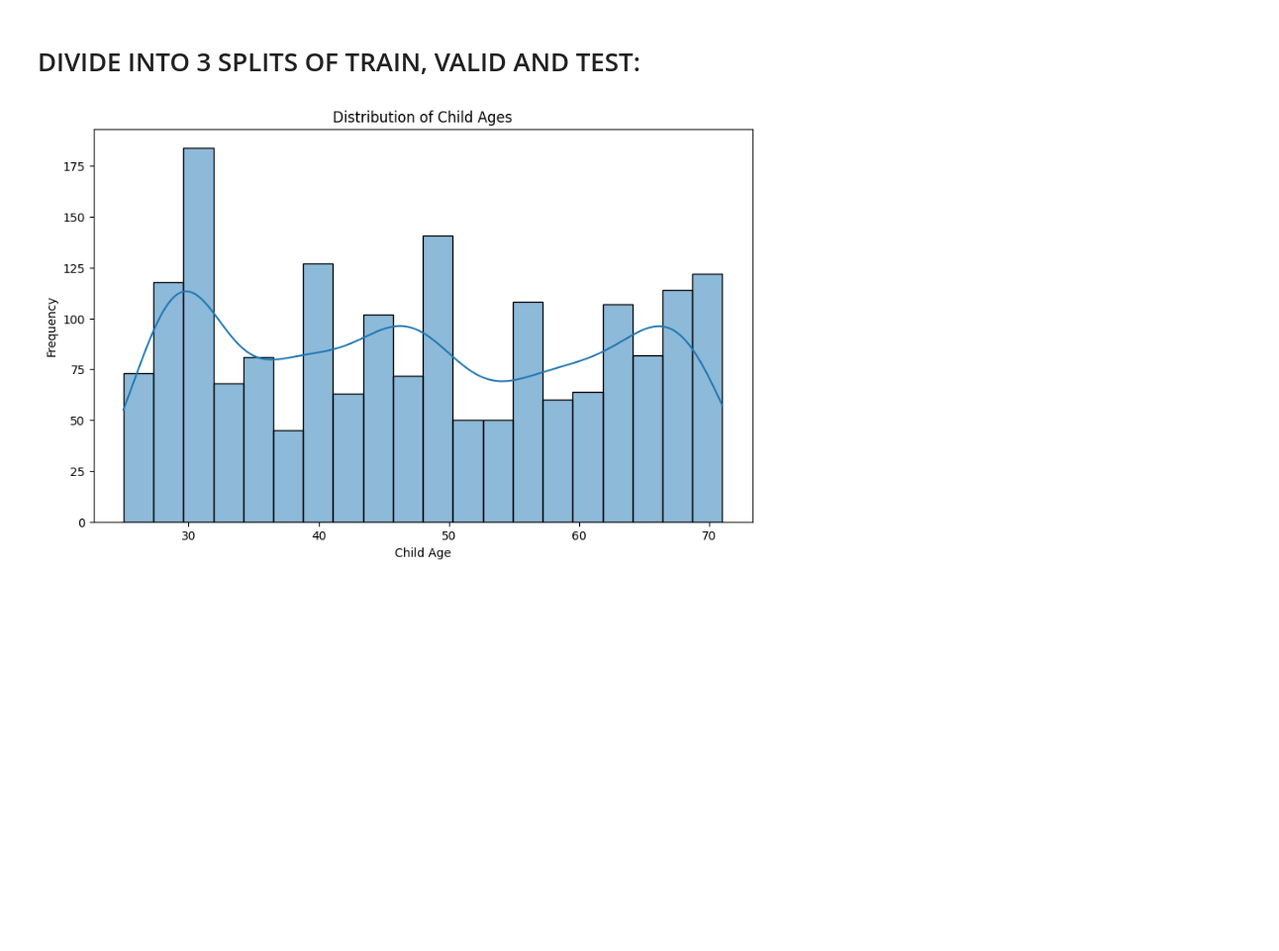
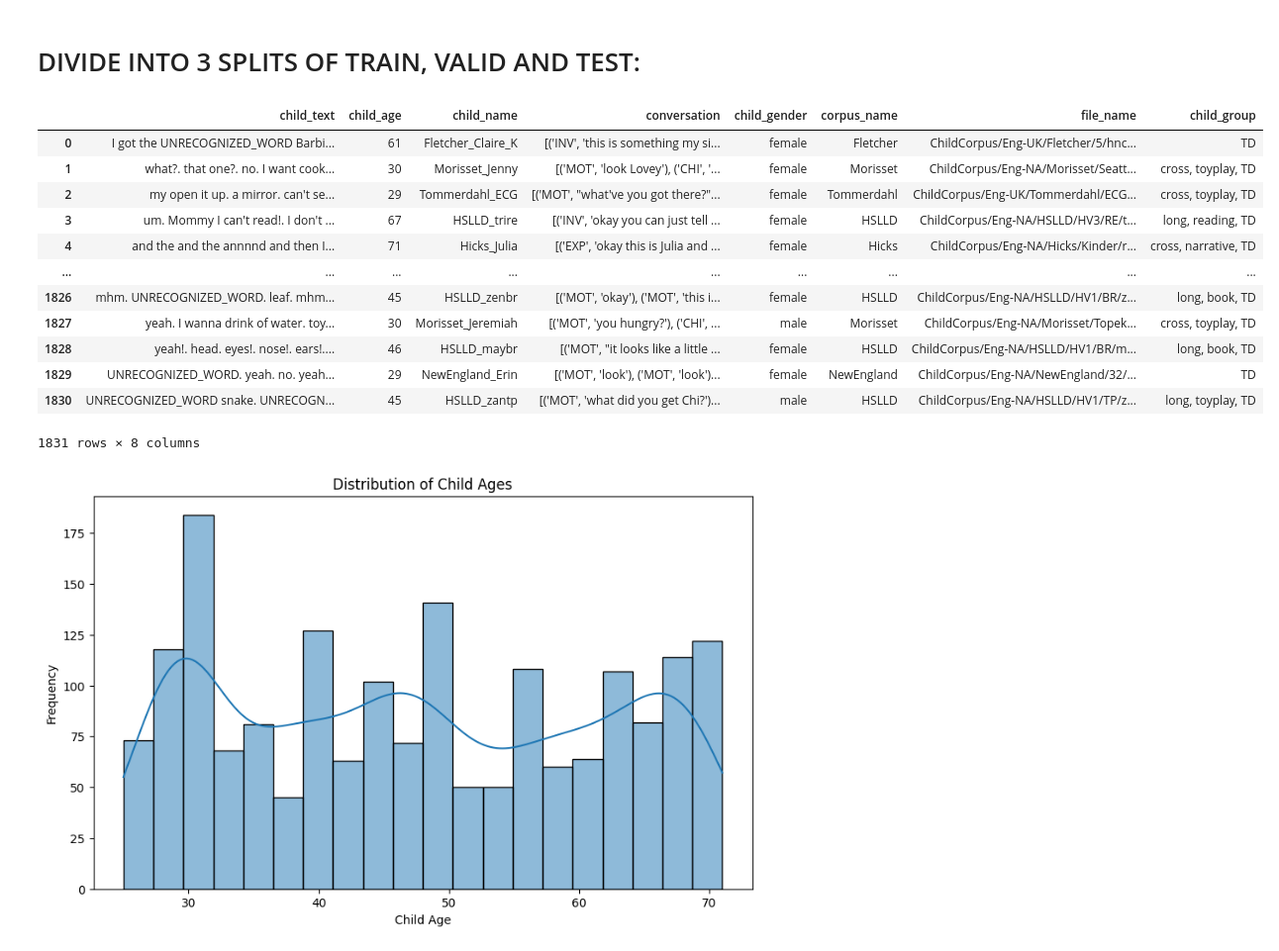
Before and after one commit to freida20git/child-age-classification, a Jupyter notebook: splits.ipynb, the cells around one changed output. Shown: that part at 99% size. Cells and saved outputs as stored; diff of their text form; code cells hidden in the pictures; blank space fills up the shorter version.

```diff
--- a/splits.ipynb
+++ b/splits.ipynb
@@ -23,7 +23,23 @@ Mounted at /content/drive
 # %% [markdown]
 # DIVIDE INTO 3 SPLITS OF TRAIN, VALID AND TEST:
 # %%
-file_path = '/content/drive/MyDrive/age classification/data_llm.csv'
+file_path = '/content/drive/MyDrive/age classification/clean_kids_Dataset_Ver01_childtext_and_age_forFreida_MORE_COLs - clean_kids_Dataset_Ver01_childtext_and_age_forFreida_MORE_COLs.csv'
 df = pd.read_csv(file_path)
+# %%
+df
+# %% [output]
+|  | child_text | child_age | child_name | conversation | child_gender | corpus_name | file_name | child_group |
+| 0 | I got the UNRECOGNIZED_WORD Barbi... | 61 | Fletcher_Claire_K | [('INV', 'this is something my si... | female | Fletcher | ChildCorpus/Eng-UK/Fletcher/5/hnc... | TD |
+| 1 | what?. that one?. no. I want cook... | 30 | Morisset_Jenny | [('MOT', 'look Lovey'), ('CHI', '... | female | Morisset | ChildCorpus/Eng-NA/Morisset/Seatt... | cross, toyplay, TD |
+| 2 | my open it up. a mirror. can't se... | 29 | Tommerdahl_ECG | [('MOT', "what've you got there?"... | female | Tommerdahl | ChildCorpus/Eng-UK/Tommerdahl/ECG... | cross, toyplay, TD |
+| 3 | um. Mommy I can't read!. I don't ... | 67 | HSLLD_trire | [('INV', 'okay you can just tell ... | female | HSLLD | ChildCorpus/Eng-NA/HSLLD/HV3/RE/t... | long, reading, TD |
+| 4 | and the and the annnnd and then I... | 71 | Hicks_Julia | [('EXP', 'okay this is Julia and ... | female | Hicks | ChildCorpus/Eng-NA/Hicks/Kinder/r... | cross, narrative, TD |
+| ... | ... | ... | ... | ... | ... | ... | ... | ... |
+| 1826 | mhm. UNRECOGNIZED_WORD. leaf. mhm... | 45 | HSLLD_zenbr | [('MOT', 'okay'), ('MOT', 'this i... | female | HSLLD | ChildCorpus/Eng-NA/HSLLD/HV1/BR/z... | long, book, TD |
+| 1827 | yeah. I wanna drink of water. toy... | 30 | Morisset_Jeremiah | [('MOT', 'you hungry?'), ('CHI', ... | male | Morisset | ChildCorpus/Eng-NA/Morisset/Topek... | cross, toyplay, TD |
+| 1828 | yeah!. head. eyes!. nose!. ears!.... | 46 | HSLLD_maybr | [('MOT', "it looks like a little ... | female | HSLLD | ChildCorpus/Eng-NA/HSLLD/HV1/BR/m... | long, book, TD |
+| 1829 | UNRECOGNIZED_WORD. yeah. no. yeah... | 29 | NewEngland_Erin | [('MOT', 'look'), ('MOT', 'look')... | female | NewEngland | ChildCorpus/Eng-NA/NewEngland/32/... | TD |
+| 1830 | UNRECOGNIZED_WORD snake. UNRECOGN... | 45 | HSLLD_zantp | [('MOT', 'what did you get Chi?')... | male | HSLLD | ChildCorpus/Eng-NA/HSLLD/HV1/TP/z... | long, toyplay, TD |
+1831 rows × 8 columns
 # %%
 # Remove all double quotes from child_text
```
Also changed, not shown: parts of 6 cells of this notebook.
